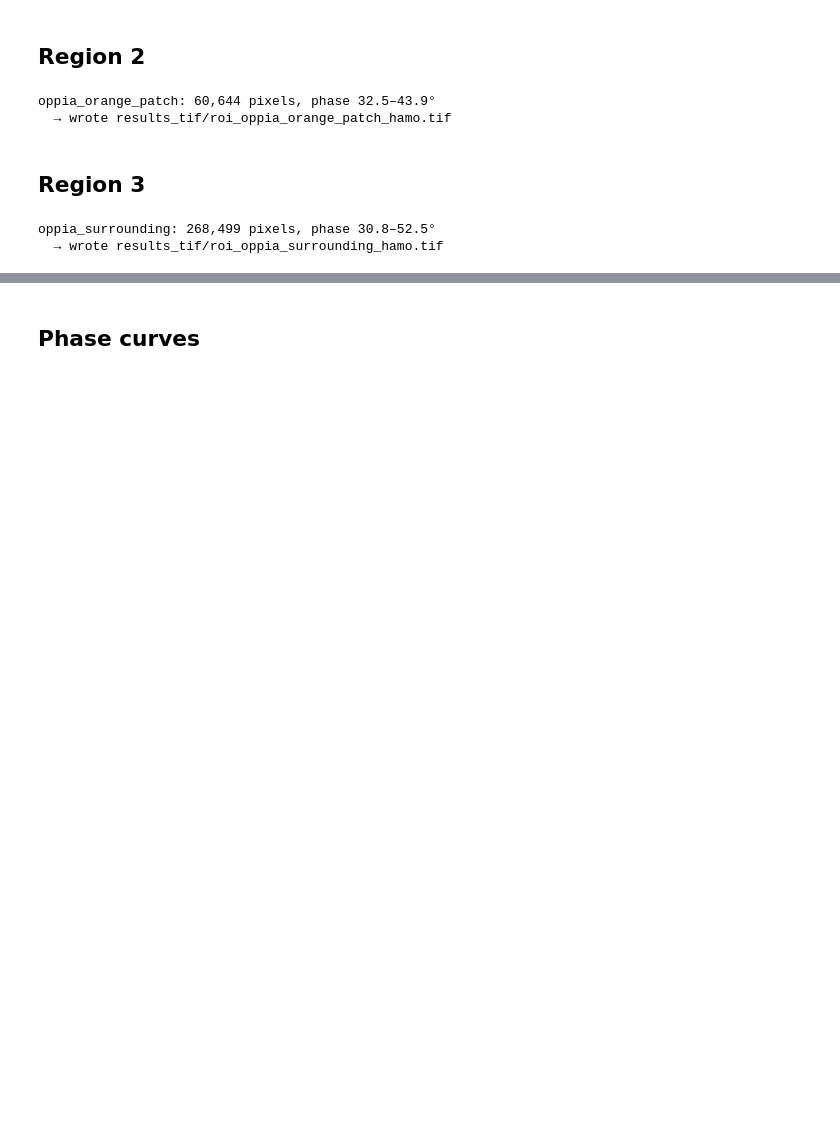
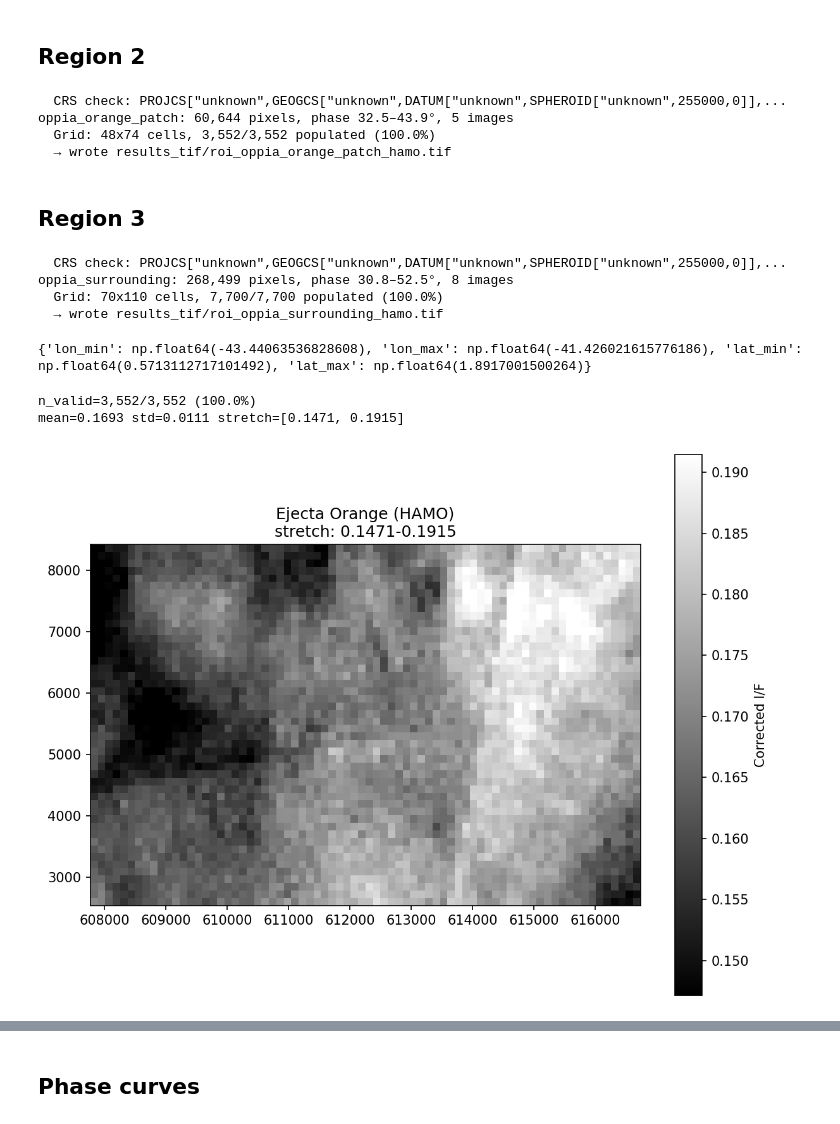
Before and after one commit to kaushikmastro/PhotometryPipeline, a Jupyter notebook: notebooks/HAMO_QGIS_photocorrection_vesta.ipynb, the cells around one changed output, grey strips where cells are left out. Cells and saved outputs as stored; diff of their text form; code cells hidden in the pictures; blank space fills up the shorter version.

```diff
--- a/notebooks/HAMO_QGIS_photocorrection_vesta.ipynb
+++ b/notebooks/HAMO_QGIS_photocorrection_vesta.ipynb
@@ -243,11 +376,15 @@ r2_df, r2_grid = correct_and_export_region_wide(
     lat_max=roi_bounds['oppia_orange_patch']['lat_max'],
     x_min=607769.687, x_max=616735.906,
     y_min=2542.672, y_max=8419.181,
+    grid_res_m = 3000,
     parquet_path=str(parquet_path_hamo_dsk256_110825),
     out_path="results_tif/roi_oppia_orange_patch_hamo.tif"
+
 )
 # %% [output]
-oppia_orange_patch: 60,644 pixels, phase 32.5–43.9°
+  CRS check: PROJCS["unknown",GEOGCS["unknown",DATUM["unknown",SPHEROID["unknown",255000,0]],...
+oppia_orange_patch: 60,644 pixels, phase 32.5–43.9°, 5 images
+  Grid: 48x74 cells, 3,552/3,552 populated (100.0%)
   → wrote results_tif/roi_oppia_orange_patch_hamo.tif
 # %% [markdown]
 ## Region 3
@@ -260,9 +397,40 @@ r3_df, r3_grid = correct_and_export_region_wide(
     lat_max=roi_bounds['oppia_surrounding']['lat_max'],
     x_min=630548.731, x_max=648238.839,
     y_min=1331.021, y_max=12599.377,
+    grid_res_m = 4000,
     parquet_path=str(parquet_path_hamo_dsk256_110825),
     out_path="results_tif/roi_oppia_surrounding_hamo.tif"
 )
 # %% [output]
-oppia_surrounding: 268,499 pixels, phase 30.8–52.5°
+  CRS check: PROJCS["unknown",GEOGCS["unknown",DATUM["unknown",SPHEROID["unknown",255000,0]],...
+oppia_surrounding: 268,499 pixels, phase 30.8–52.5°, 8 images
+  Grid: 70x110 cells, 7,700/7,700 populated (100.0%)
   → wrote results_tif/roi_oppia_surrounding_hamo.tif
+# %%
+print(roi_bounds['oppia_orange_patch'])
+# compare against: lon -41.1157 to -43.60504, lat 0.8517 to 1.8119
+# %% [output]
+{'lon_min': np.float64(-43.44063536828608), 'lon_max': np.float64(-41.426021615776186), 'lat_min': np.float64(0.5713112717101492), 'lat_max': np.float64(1.8917001500264)}
+# %%
+def visualize_tif(tif_path, title=""):
+    with rasterio.open(tif_path) as src:
+        band = src.read(1)
+        bounds = src.bounds
+    valid = band[~np.isnan(band)]
+    mean, std = valid.mean(), valid.std()
+    vmin, vmax = mean - 2*std, mean + 2*std
+    print(f"n_valid={len(valid):,}/{band.size:,} ({len(valid)/band.size*100:.1f}%)")
+    print(f"mean={mean:.4f} std={std:.4f} stretch=[{vmin:.4f}, {vmax:.4f}]")
+    fig, ax = plt.subplots(figsize=(8,6), dpi=150)
+    im = ax.imshow(band, cmap='gray', vmin=vmin, vmax=vmax,
+                    extent=[bounds.left, bounds.right, bounds.bottom, bounds.top])
+    plt.colorbar(im, ax=ax, label='Corrected I/F')
+    ax.set_title(f"{title}\nstretch: {vmin:.4f}-{vmax:.4f}")
+    plt.tight_layout()
+    plt.show()
+
+visualize_tif("results_tif/roi_oppia_orange_patch_hamo.tif", "Ejecta Orange (HAMO)")
+# %% [output]
+n_valid=3,552/3,552 (100.0%)
+mean=0.1693 std=0.0111 stretch=[0.1471, 0.1915]
+[figure, added]
```
Also changed, not shown: parts of 18 cells of this notebook, 9 other files.
